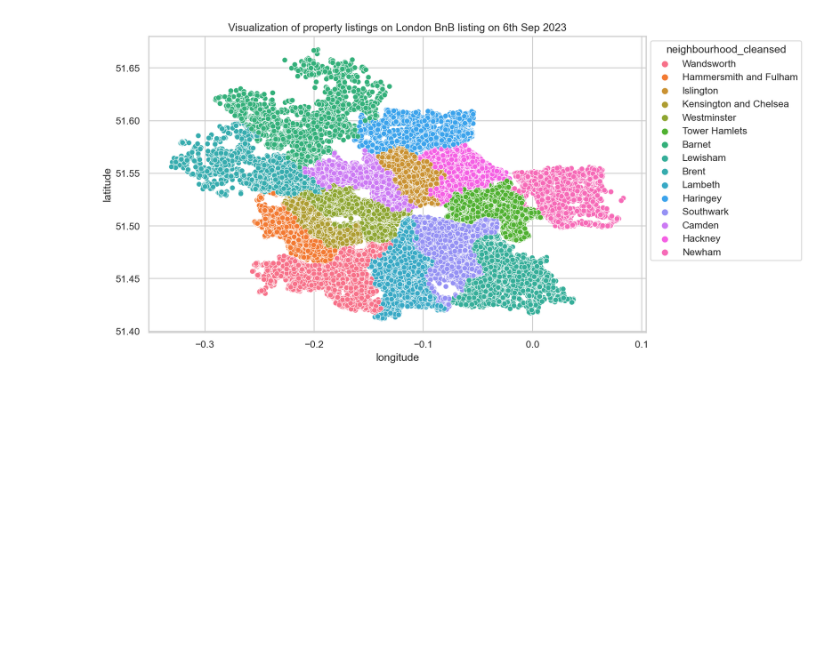
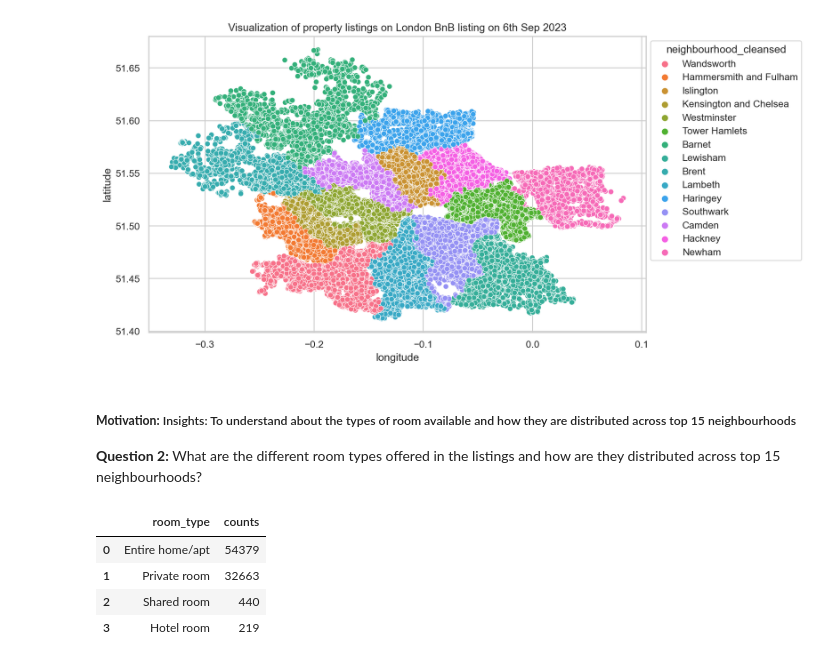
Before and after one commit to aravindkg7/Data-Science-Projects, a Jupyter notebook: Data Analysis - London BnB listings.ipynb, the cells around one changed output. Cells and saved outputs as stored; diff of their text form; code cells hidden in the pictures; blank space fills up the shorter version.

```diff
--- a/Data Analysis - London BnB listings.ipynb
+++ b/Data Analysis - London BnB listings.ipynb
@@ -190,3 +190,19 @@ plt.title('Visualization of property listings on London BnB listing on 6th Sep 2
 plt.show()
 # %% [output]
 [figure]
+# %% [markdown]
+##### **Motivation:** Insights: To understand about the types of room available and how they are distributed across top 15 neighbourhoods
+**Question 2:** What are the different room types offered in the listings and how are they distributed across top 15 neighbourhoods?
+# %%
+#Find the distribution of room types
+room_type = data['room_type'].value_counts().reset_index()
+room_type.columns = ['room_type','counts']
+
+#See the distribution (There are 4 different room types)
+room_type
+# %% [output]
+|  | room_type | counts |
+| 0 | Entire home/apt | 54379 |
+| 1 | Private room | 32663 |
+| 2 | Shared room | 440 |
+| 3 | Hotel room | 219 |
```
Also changed, not shown: parts of 5 cells of this notebook, 1 other file.
